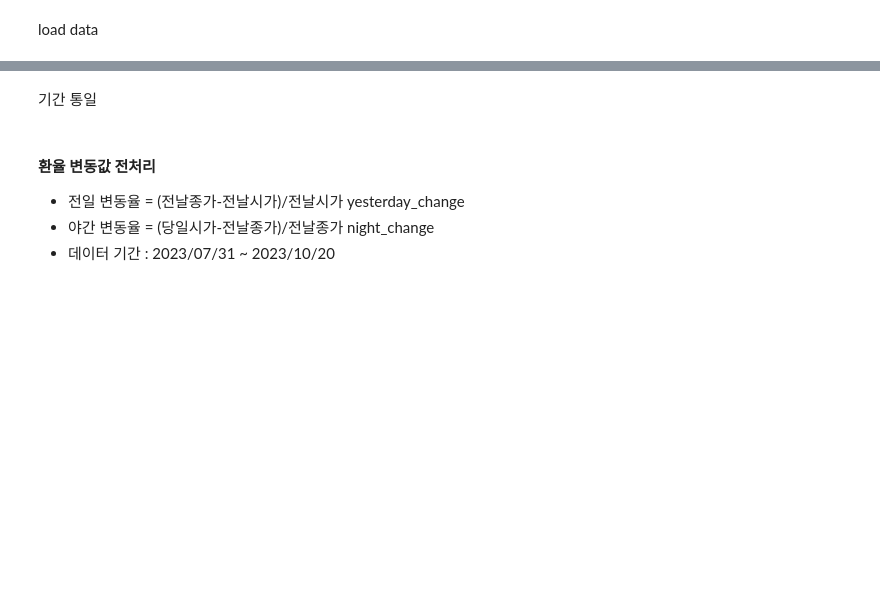
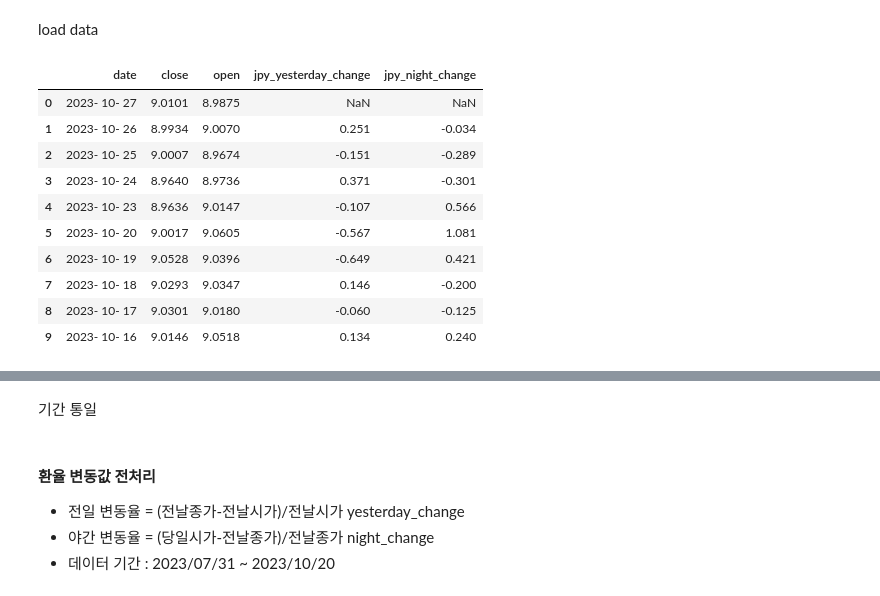
Before and after one commit to 324ysw2/Project1, a Jupyter notebook: mid_code/JPY_KRW_code.ipynb, the cells around one changed output, grey strips where cells are left out. Drawn from its saved outputs; the diff is of its cells as text; code cells hidden in the pictures; blank space fills up the shorter version.

```diff
--- a/mid_code/JPY_KRW_code.ipynb
+++ b/mid_code/JPY_KRW_code.ipynb
@@ -17,3 +27,17 @@ jpy = pd.read_csv('../dataset/JPY_KRW.csv')[['날짜','종가','시가']].rename
+# %%
+jpy.head(10)
+# %% [output]
+|  | date | close | open | jpy_yesterday_change | jpy_night_change |
+| 0 | 2023- 10- 27 | 9.0101 | 8.9875 | NaN | NaN |
+| 1 | 2023- 10- 26 | 8.9934 | 9.0070 | 0.251 | -0.034 |
+| 2 | 2023- 10- 25 | 9.0007 | 8.9674 | -0.151 | -0.289 |
+| 3 | 2023- 10- 24 | 8.9640 | 8.9736 | 0.371 | -0.301 |
+| 4 | 2023- 10- 23 | 8.9636 | 9.0147 | -0.107 | 0.566 |
+| 5 | 2023- 10- 20 | 9.0017 | 9.0605 | -0.567 | 1.081 |
+| 6 | 2023- 10- 19 | 9.0528 | 9.0396 | -0.649 | 0.421 |
+| 7 | 2023- 10- 18 | 9.0293 | 9.0347 | 0.146 | -0.200 |
+| 8 | 2023- 10- 17 | 9.0301 | 9.0180 | -0.060 | -0.125 |
+| 9 | 2023- 10- 16 | 9.0146 | 9.0518 | 0.134 | 0.240 |
 # %%
 jpy.info()
 # %% [output]
```
Also changed, not shown: parts of 6 cells of this notebook, 17 other files.
